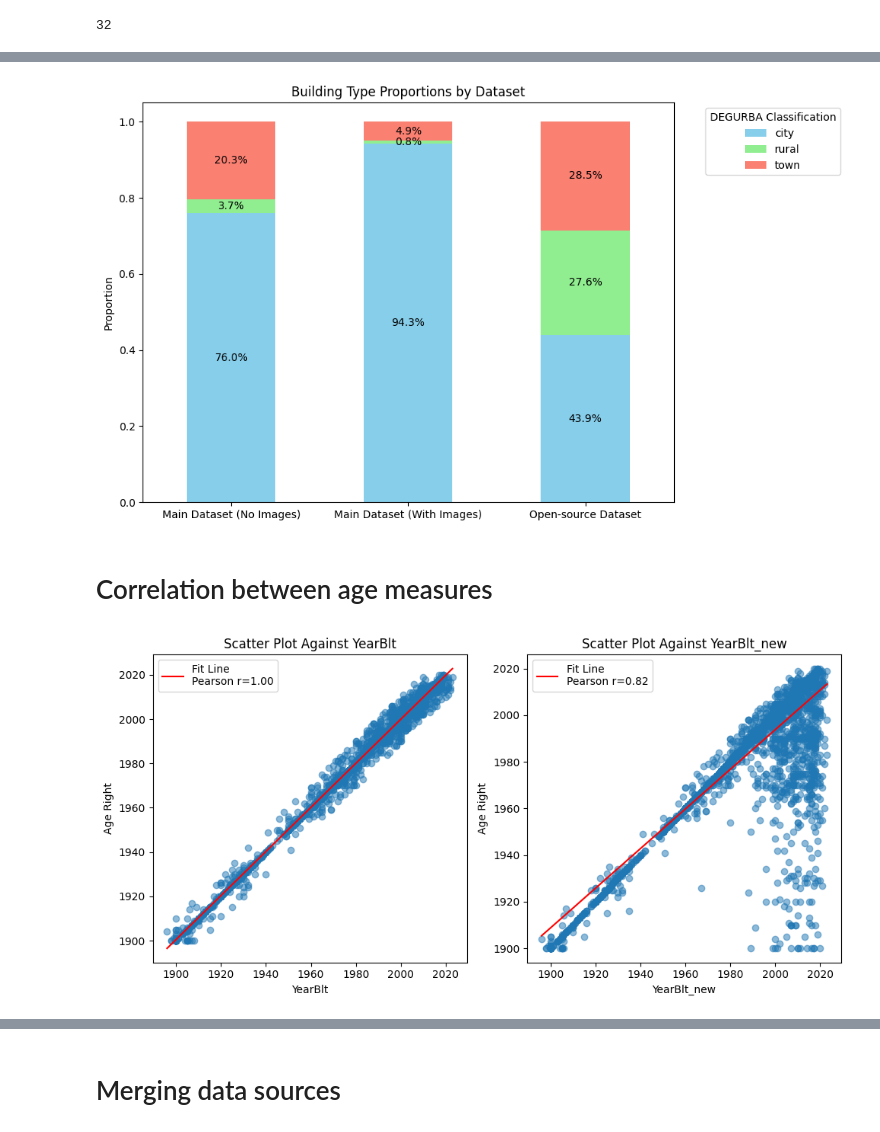
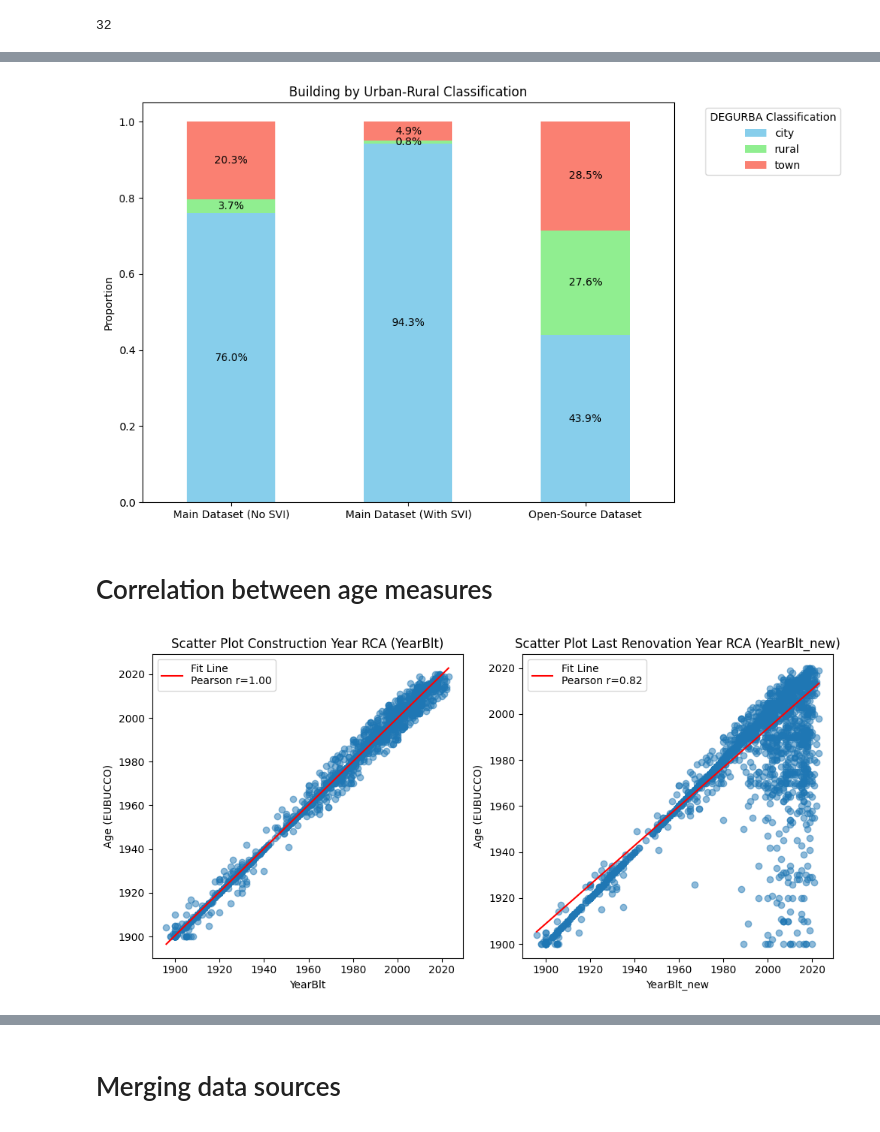
Before and after one commit to kaifoerster/BuildingAgePredictorML, a Jupyter notebook: main notebooks/descriptive statistics 2.ipynb, the cells around one changed output, grey strips where cells are left out. Cells and saved outputs as stored; diff of their text form; code cells hidden in the pictures.

```diff
--- a/main notebooks/descriptive statistics 2.ipynb
+++ b/main notebooks/descriptive statistics 2.ipynb
@@ -154,9 +152,9 @@ for ax, data, color in zip(axs, data_sets, colors):
 
 # Adding titles and labels
 titles = [
-    'Buildings in Main dataset without street view images',
-    'Buildings in main dataset with street view images',
-    'Buildings in dataset with EUBUCCO and Street View images only'
+    'Buildings in Main Dataset without SVI',
+    'Buildings in Main Dataset with SVI',
+    'Open-Source Dataset'
 ]
 for ax, title in zip(axs, titles):
     ax.set_title(title)
@@ -515,9 +529,9 @@ type_counts_scaled = lau_scaled['DEGURBA'].value_counts(normalize=True).sort_ind
 
 # Create a DataFrame for plotting
 df_plot = pd.DataFrame({
-    'Main Dataset (No Images)': type_counts_left,
-    'Main Dataset (With Images)': type_counts_both,
-    'Open-source Dataset': type_counts_scaled
+    'Main Dataset (No SVI)': type_counts_left,
+    'Main Dataset (With SVI)': type_counts_both,
+    'Open-Source Dataset': type_counts_scaled
 }).fillna(0)  # Ensuring all types are represented in all datasets
 
 df_plot2 = df_plot.transpose()
@@ -531,7 +545,7 @@ for rect, label in zip(ax.patches, df_plot.values.flatten()):
     height = rect.get_height()
     ax.text(rect.get_x() + rect.get_width() / 2, rect.get_y() + height / 2, f'{label:.1%}', ha='center', va='center')
 
-ax.set_title('Building Type Proportions by Dataset')
+ax.set_title('Building by Urban-Rural Classification')
 ax.set_xlabel('')
 ax.set_ylabel('Proportion')
 plt.xticks(rotation=0, ha='center')
@@ -539,7 +553,7 @@ plt.legend(title='DEGURBA Classification', bbox_to_anchor=(1.05, 1), loc='upper
 plt.tight_layout()
 plt.show()
 # %% [output]
-[figure, old version]
+[figure, new version]
 # %% [markdown]
 # Correlation between age measures
 # %%
@@ -549,36 +563,36 @@ plt.show()
 # Prepare the figure and axes
 fig, axs = plt.subplots(1, 2, figsize=(10, 5))
 
 # List of year columns
 year_columns = ['YearBlt', 'YearBlt_new']
-titles = ['Against YearBlt', 'Against YearBlt_new']
+titles = ['Construction Year RCA (YearBlt)', 'Last Renovation Year RCA (YearBlt_new)']
 
 for ax, col, title in zip(axs, year_columns, titles):
     # Drop NaN values for the pair to avoid errors in calculations
     subset = df[['age_right', col]].dropna()
     x = subset[col].values.reshape(-1, 1)  # Reshape for sklearn
     y = subset['age_right'].values
 
     # Calculate Pearson Correlation Coefficient
     corr_coef, _ = pearsonr(x.flatten(), y)
 
     # Fit linear regression
     model = LinearRegression().fit(x, y)
     line_x = np.linspace(x.min(), x.max(), 100)
     line_y = model.predict(line_x.reshape(-1, 1))
 
     # Plotting
     ax.scatter(x, y, alpha=0.5)
     ax.plot(line_x, line_y, 'r-', label=f'Fit Line\nPearson r={corr_coef:.2f}')
     ax.set_title(f'Scatter Plot {title}')
     ax.set_xlabel(col)
-    ax.set_ylabel('Age Right')
+    ax.set_ylabel('Age (EUBUCCO)')
     ax.legend()
 
 plt.tight_layout()
 plt.show()
 # %% [output]
-[figure, old version]
+[figure, new version]
 # %%
 path_data_RCA = os.path.join(dataset.DATA_DIR, 'rca-ufo-merge_ALL_descStata.csv')
 matches = pd.read_csv(path_data_RCA, encoding='latin1')
```
Also changed, not shown: parts of 13 cells of this notebook, 9 other files.
